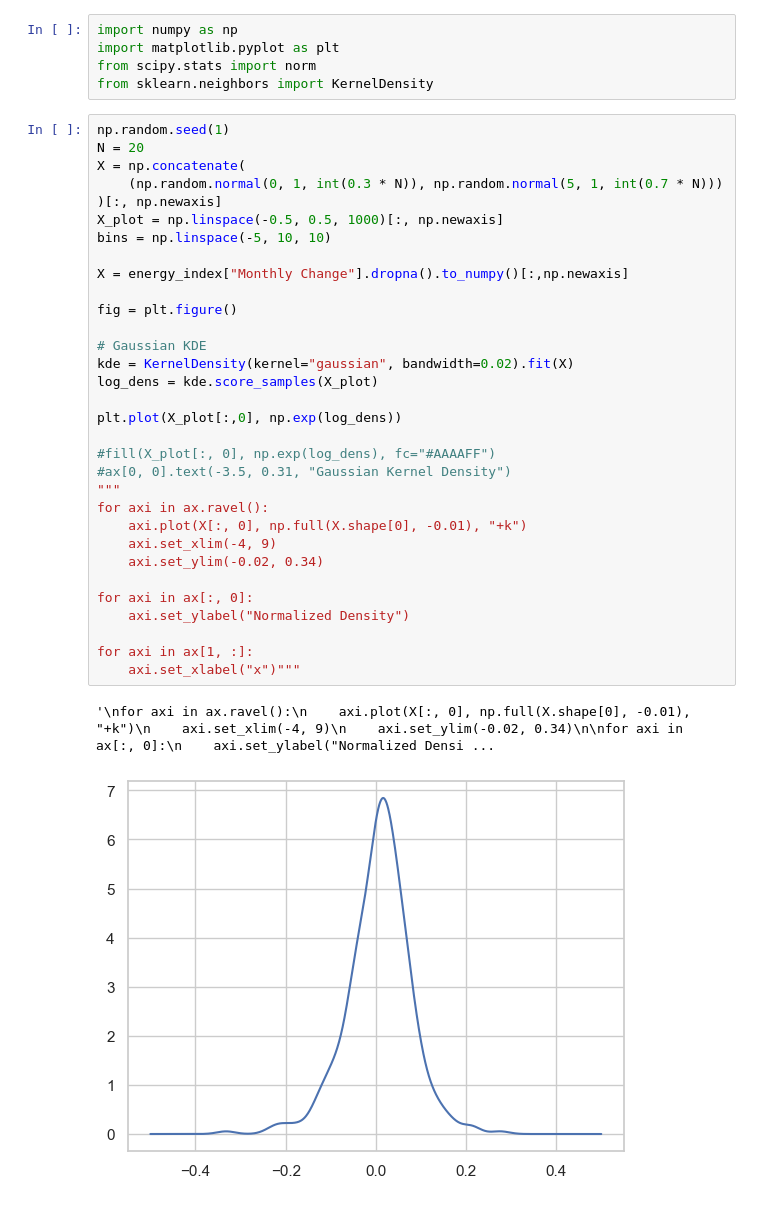
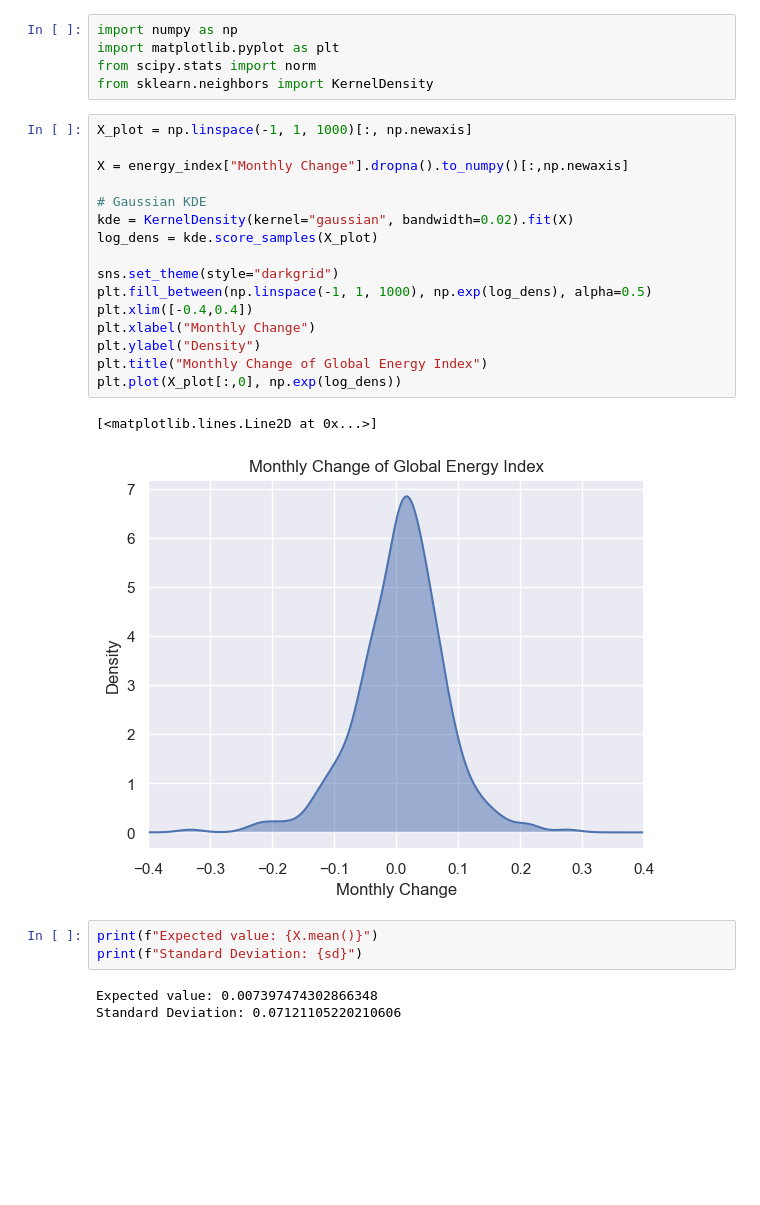
Before and after one commit to alexwese/tkseminar, a Jupyter notebook: DataAnalysis/change_distribution.ipynb, the cells around one changed output. Drawn from its saved outputs; the diff is of its cells as text; blank space fills up the shorter version.

```diff
--- a/DataAnalysis/change_distribution.ipynb
+++ b/DataAnalysis/change_distribution.ipynb
@@ -182,41 +182,31 @@ import numpy as np
 import matplotlib.pyplot as plt
 from scipy.stats import norm
 from sklearn.neighbors import KernelDensity
-# %%
-np.random.seed(1)
-N = 20
-X = np.concatenate(
-    (np.random.normal(0, 1, int(0.3 * N)), np.random.normal(5, 1, int(0.7 * N)))
-)[:, np.newaxis]
-X_plot = np.linspace(-0.5, 0.5, 1000)[:, np.newaxis]
-bins = np.linspace(-5, 10, 10)
-
-X = energy_index["Monthly Change"].dropna().to_numpy()[:,np.newaxis]
-
-fig = plt.figure()
-
-# Gaussian KDE
-kde = KernelDensity(kernel="gaussian", bandwidth=0.02).fit(X)
-log_dens = kde.score_samples(X_plot)
-
-plt.plot(X_plot[:,0], np.exp(log_dens))
-
-#fill(X_plot[:, 0], np.exp(log_dens), fc="#AAAAFF")
-#ax[0, 0].text(-3.5, 0.31, "Gaussian Kernel Density")
-"""
-for axi in ax.ravel():
-    axi.plot(X[:, 0], np.full(X.shape[0], -0.01), "+k")
-    axi.set_xlim(-4, 9)
-    axi.set_ylim(-0.02, 0.34)
-
-for axi in ax[:, 0]:
-    axi.set_ylabel("Normalized Density")
-
-for axi in ax[1, :]:
-    axi.set_xlabel("x")"""
-# %% [output]
-'\nfor axi in ax.ravel():\n    axi.plot(X[:, 0], np.full(X.shape[0], -0.01), "+k")\n    axi.set_xlim(-4, 9)\n    axi.set_ylim(-0.02, 0.34)\n\nfor axi in ax[:, 0]:\n    axi.set_ylabel("Normalized Densi ...
-[figure, removed]
+# %%
+X_plot = np.linspace(-1, 1, 1000)[:, np.newaxis]
+
+X = energy_index["Monthly Change"].dropna().to_numpy()[:,np.newaxis]
+
+# Gaussian KDE
+kde = KernelDensity(kernel="gaussian", bandwidth=0.02).fit(X)
+log_dens = kde.score_samples(X_plot)
+
+sns.set_theme(style="darkgrid")
+plt.fill_between(np.linspace(-1, 1, 1000), np.exp(log_dens), alpha=0.5)
+plt.xlim([-0.4,0.4])
+plt.xlabel("Monthly Change")
+plt.ylabel("Density")
+plt.title("Monthly Change of Global Energy Index")
+plt.plot(X_plot[:,0], np.exp(log_dens))
+# %% [output]
+[<matplotlib.lines.Line2D at 0x...>]
+[figure, added]
+# %%
+print(f"Expected value: {X.mean()}")
+print(f"Standard Deviation: {sd}")
+# %% [output]
+Expected value: 0.007397474302866348
+Standard Deviation: 0.07121105220210606
 # %%
 print(a, b)
 log_dens = kde.score_samples(X_plot)
```
Also changed, not shown: parts of 4 cells of this notebook, 1 other file.
